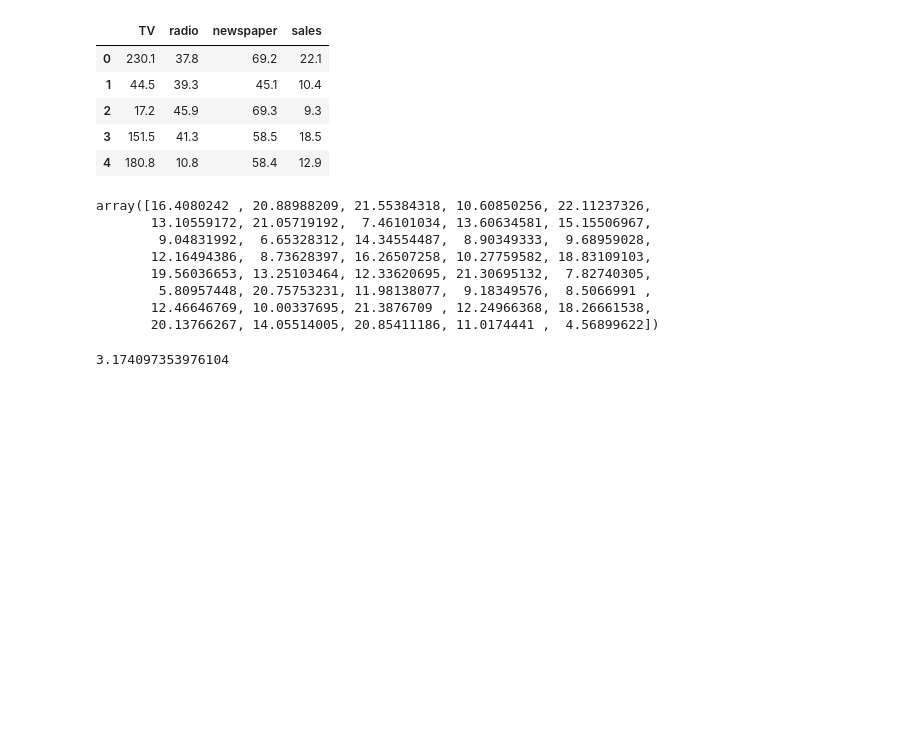
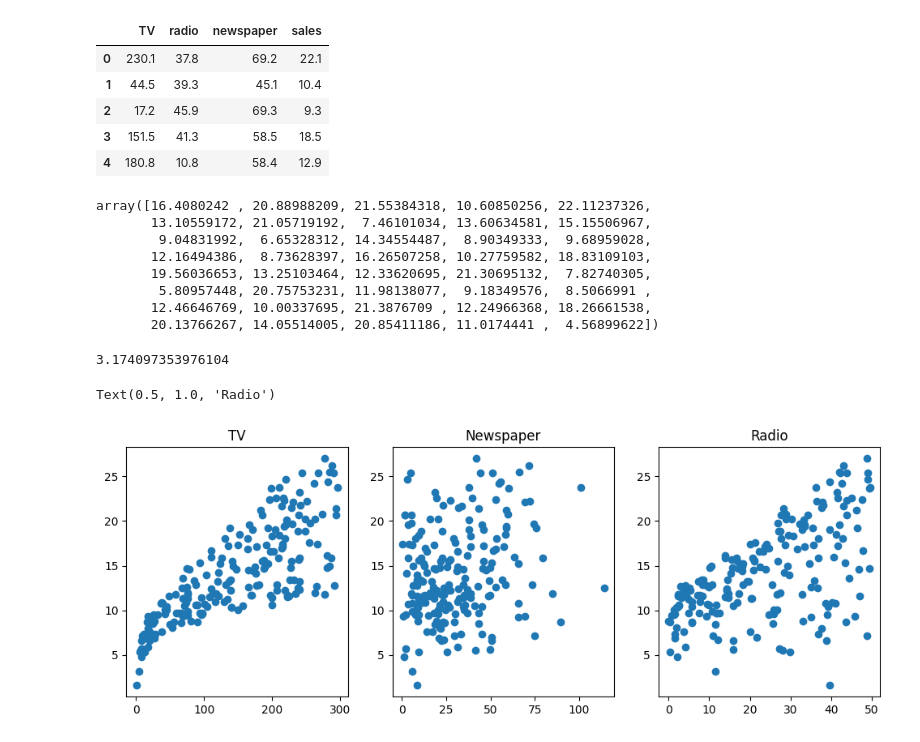
Before and after one commit to ryslipe/master_class, a Jupyter notebook: linear_regression/02_multiple_regression.ipynb, the cells around one changed output. Drawn from its saved outputs; the diff is of its cells as text; code cells hidden in the pictures; blank space fills up the shorter version.

Commit message:
plots

```diff
--- a/linear_regression/02_multiple_regression.ipynb
+++ b/linear_regression/02_multiple_regression.ipynb
@@ -47,3 +47,14 @@ from sklearn.metrics import mean_squared_error
 mean_squared_error(y_test, y_hat)
 # %% [output]
 3.174097353976104
+# %%
+fig, axes = plt.subplots(nrows=1, ncols=3, figsize = (12, 4))
+axes[0].scatter(df['TV'], df['sales'])
+axes[0].set_title('TV')
+axes[1].scatter(df['newspaper'], df['sales'])
+axes[1].set_title('Newspaper')
+axes[2].scatter(df['radio'], df['sales'])
+axes[2].set_title('Radio')
+# %% [output]
+Text(0.5, 1.0, 'Radio')
+[figure, added]
```
